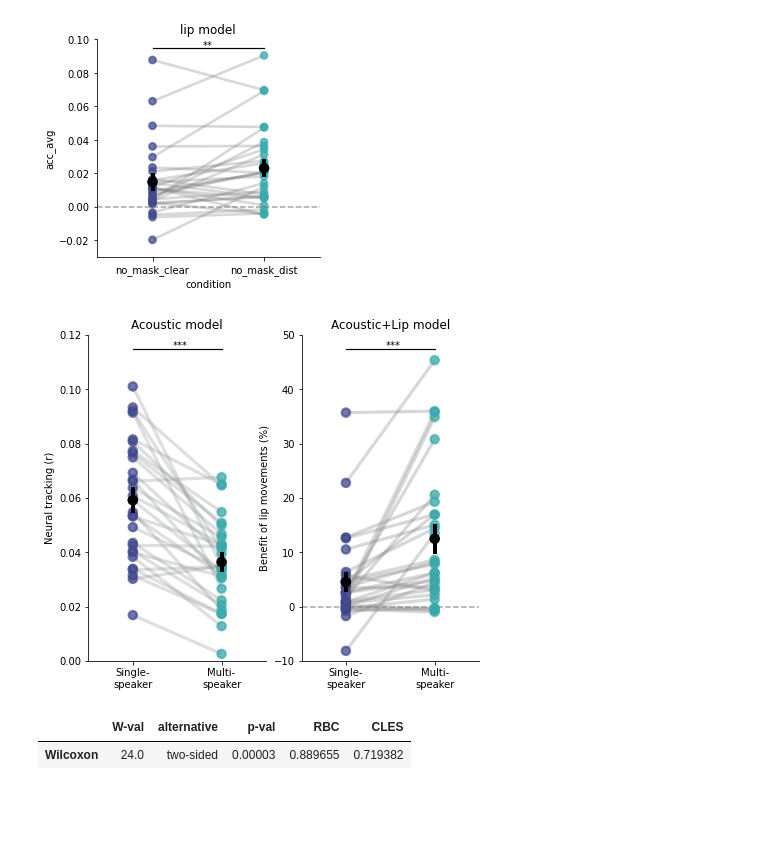
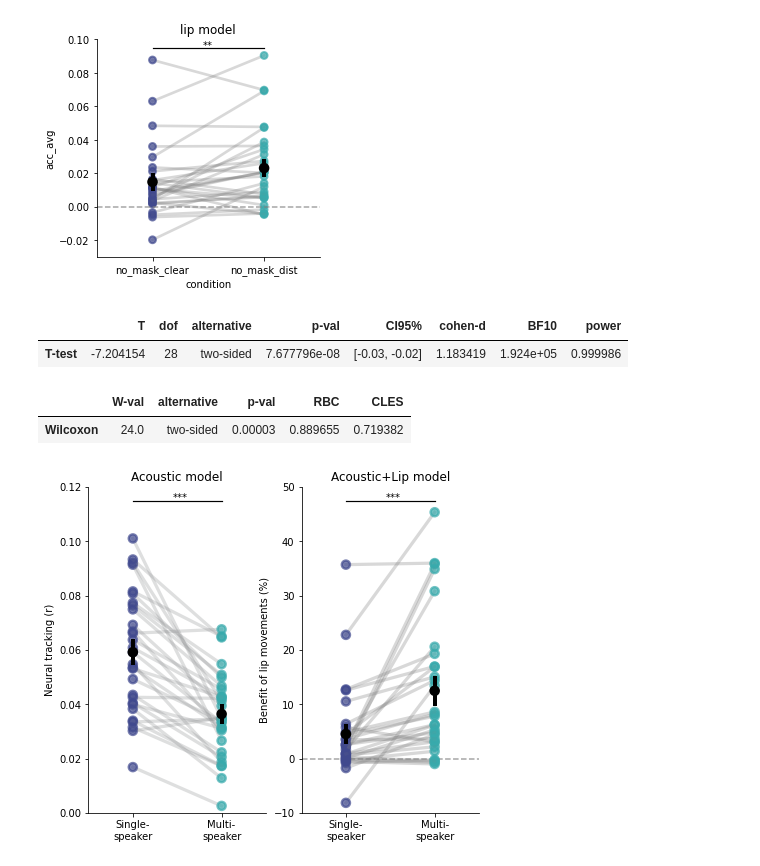
Before and after one commit to reispat/av_speech_mask, a Jupyter notebook: figure_2.ipynb, the cells around one changed output. Cells and saved outputs as stored; diff of their text form; code cells hidden in the pictures; blank space fills up the shorter version.

```diff
--- a/figure_2.ipynb
+++ b/figure_2.ipynb
@@ -242,6 +240,18 @@ df_bsl["model"].cat.rename_categories(["acoustic"], inplace=True)
 df_bsl_long = df_bsl.melt(id_vars=["subject_id", "condition", "model"], value_vars="bsl_avg", value_name="acc")
 df_accs_add_val_long = ds_accs_add_val_df.melt(id_vars=["subject_id", "condition", "model"],
                                                value_vars="add_val_avg_perc", value_name="add_val_avg_perc")
+
+# Statistics
+# paired t-test (baseline model)
+test_bsl_acc = pg.ttest(ds_accs_add_val_df.query("condition=='no_mask_dist'").bsl_avg,
+                        ds_accs_add_val_df.query("condition=='no_mask_clear'").bsl_avg,  paired=True)
+
+display(test_bsl_acc)
+
+# Wilcoxon signed-rank test
+wcox_add_val_acc = pg.wilcoxon(ds_accs_add_val_df.query("condition=='no_mask_dist'").add_val_avg_perc,
+                        ds_accs_add_val_df.query("condition=='no_mask_clear'").add_val_avg_perc)
+display(wcox_add_val_acc)
 
 # plot
 palette = "mako"
@@ -263,38 +273,35 @@ plt.setp(fig2.lines, zorder=1)
 plt.setp(fig2.collections, zorder=1)
 
 fig3 = sns.pointplot(x='condition', y='add_val_avg_perc', hue="subject_id", data=df_accs_add_val_long, palette=palette,
                      scale=1.2)
 plt.setp(fig3.collections, color=[color_clear, color_dist], alpha=0.7)
 plt.setp(fig3.lines, alpha=.3, color="grey")
 
 sns.despine()
 
 plt.setp(fig3, ylim=(-10, 50), title="Acoustic+Lip model")
 
 fig4 = sns.pointplot(x="condition", y='add_val_avg_perc', data=df_accs_add_val_long, color="black",
               join=False, scale=1.2, errwidth=4, ax=axes[1], errorbar="se")
 plt.setp(fig4.lines, zorder=1)
 plt.setp(fig4.collections, zorder=1)
 
 fig3.legend_.remove()
 fig3.axhline(0, color='grey', linestyle="dashed", alpha=0.7, zorder=0)
 
 fig1.axhline(y=0.115, xmin=0.25, xmax=0.75, color='black', linestyle="solid", linewidth=1.2)
 fig1.text(x=0.45, y=0.115, s="***")
 
 fig3.axhline(y=47.5, xmin=0.25, xmax=0.75, color='black', linestyle="solid", linewidth=1.2)
 fig3.text(x=0.45, y=47.5, s="***")
 
 plt.setp([fig1, fig3], xticklabels=["Single-\nspeaker", "Multi-\nspeaker"], xlabel="")
 plt.setp(fig1, ylabel="Neural tracking (r)")
 plt.setp(fig3, ylabel="Benefit of lip movements (%)")
 plt.show()
-
-# Wilcoxon signed-rank test
-wcox_add_val_acc = pg.wilcoxon(ds_accs_add_val_df.query("condition=='no_mask_dist'").add_val_avg_perc,
-                        ds_accs_add_val_df.query("condition=='no_mask_clear'").add_val_avg_perc)
-display(wcox_add_val_acc)
 # %% [output]
+|  | T | dof | alternative | p-val | CI95% | cohen-d | BF10 | power |
+| T-test | -7.204154 | 28 | two-sided | 7.677796e-08 | [-0.03, -0.02] | 1.183419 | 1.924e+05 | 0.999986 |
+|  | W-val | alternative | p-val | RBC | CLES |
+| Wilcoxon | 24.0 | two-sided | 0.00003 | 0.889655 | 0.719382 |
 [figure]
-|  | W-val | alternative | p-val | RBC | CLES |
-| Wilcoxon | 24.0 | two-sided | 0.00003 | 0.889655 | 0.719382 |
```
Also changed, not shown: parts of 1 cell of this notebook, 1 other file.
